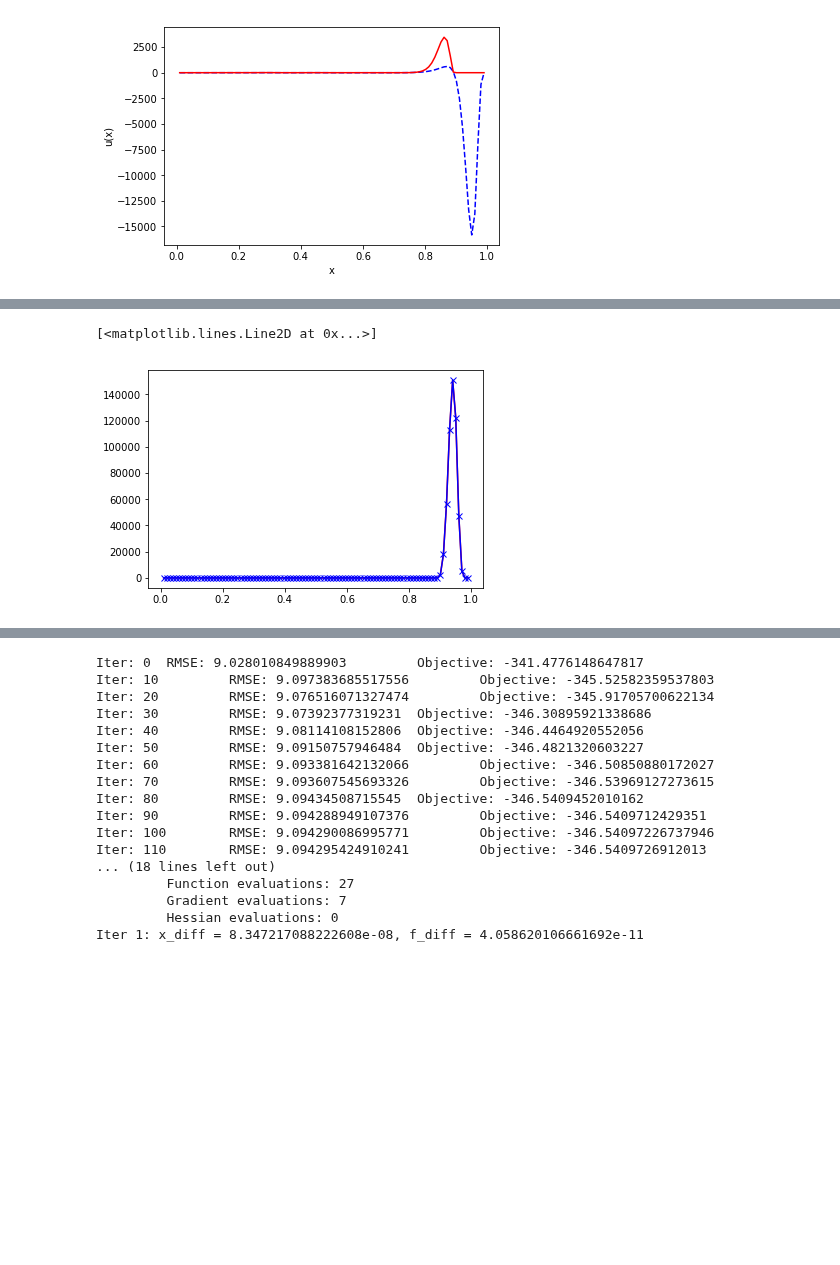
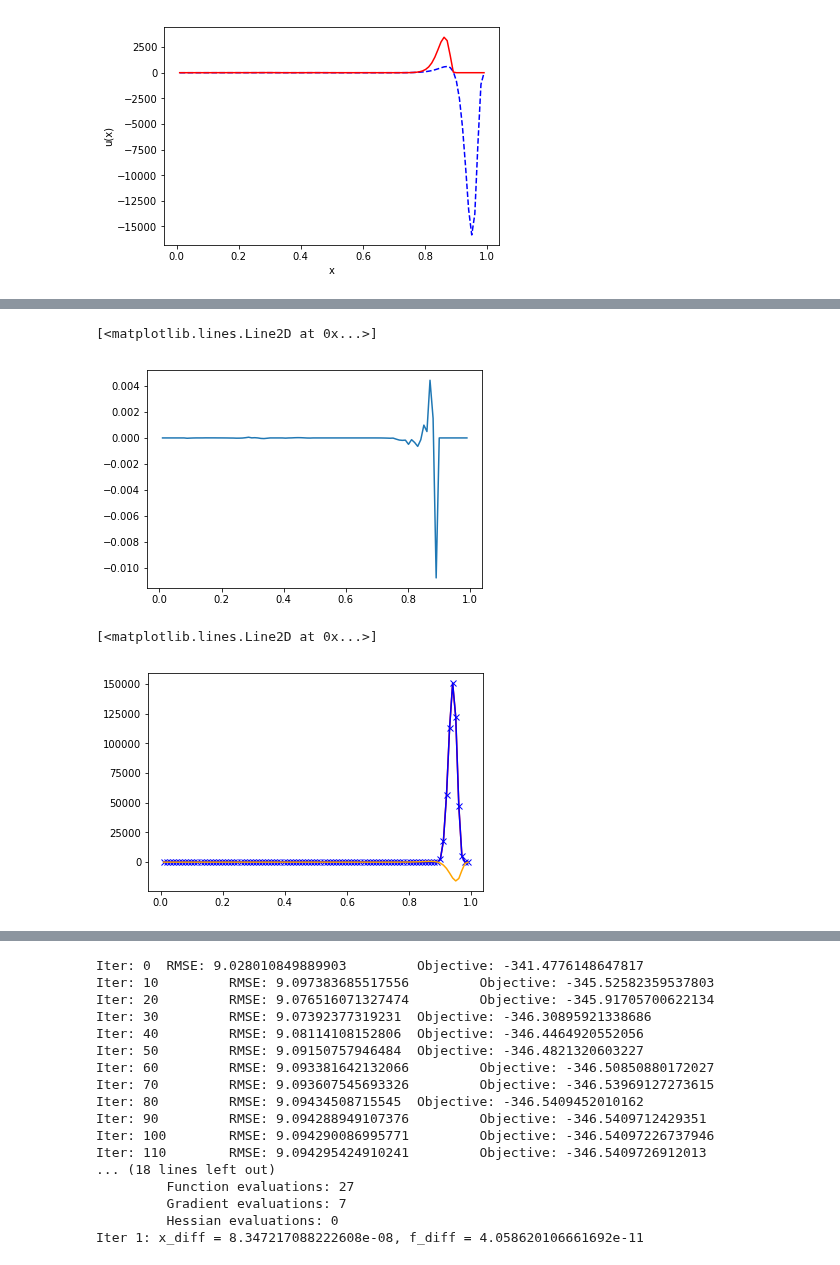
Before and after one commit to mijordan3/BNP_sensitivity, a Jupyter notebook: GMM_clustering/jupyter/clustering_iris_lucky_restart_functional_sensitivity_worst_case.ipynb, the cells around one changed output, grey strips where cells are left out. Saved outputs shown, nothing was run; the diff lists cells and outputs as text; code cells hidden in the pictures; blank space fills up the shorter version.

```diff
--- a/GMM_clustering/jupyter/clustering_iris_lucky_restart_functional_sensitivity_worst_case.ipynb
+++ b/GMM_clustering/jupyter/clustering_iris_lucky_restart_functional_sensitivity_worst_case.ipynb
@@ -495,6 +526,14 @@ plt.plot(theta, worst_case_pos_interpolated(theta).flatten(), color = 'blue', ma
+# %%
+plt.plot(theta, worst_case_pos(theta).flatten() - worst_case_pos_interpolated(theta).flatten())
+# %% [output]
+[<matplotlib.lines.Line2D at 0x...>]
+[figure, added]
 # %%
 plt.plot(theta, worst_case_neg(theta).flatten(), 'red')
 plt.plot(theta, worst_case_neg_interpolated(theta).flatten(), color = 'blue', marker = 'x')
+
+plt.plot(theta, np.dot(g_eta_nclust, linear_sens.total_influence_function(theta)),
+         color = 'orange')
 # %% [output]
 [<matplotlib.lines.Line2D at 0x...>]
-[figure, old version]
+[figure, new version]
```
Also changed, not shown: parts of 30 cells of this notebook, 8 other files.
